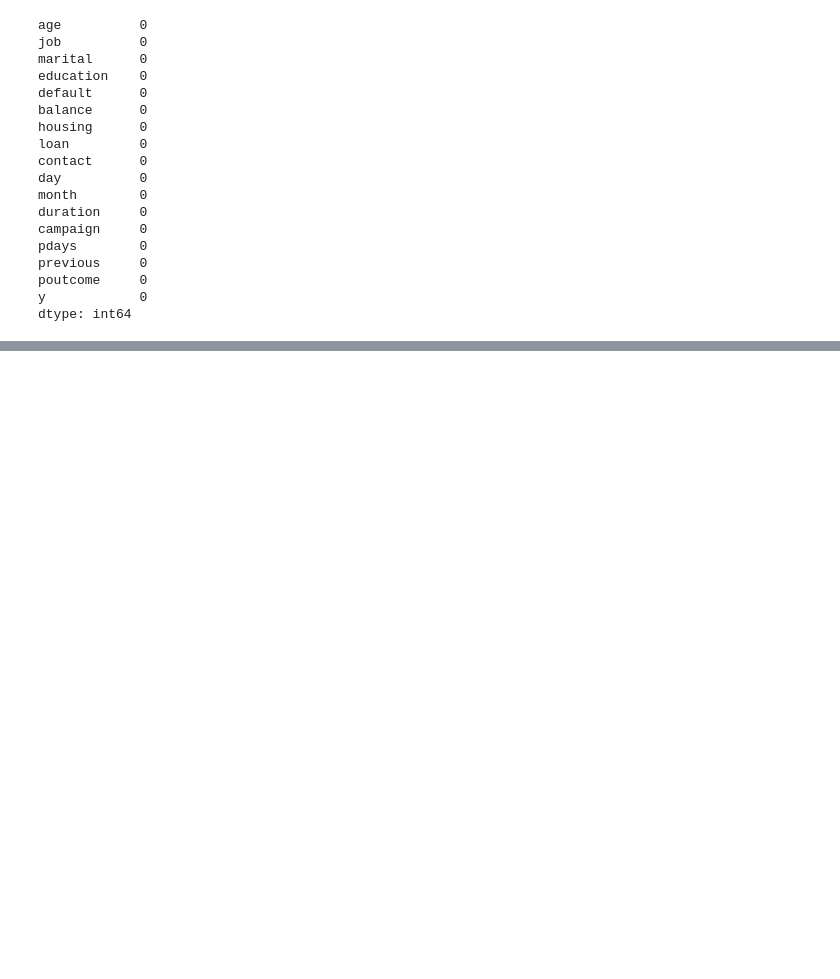
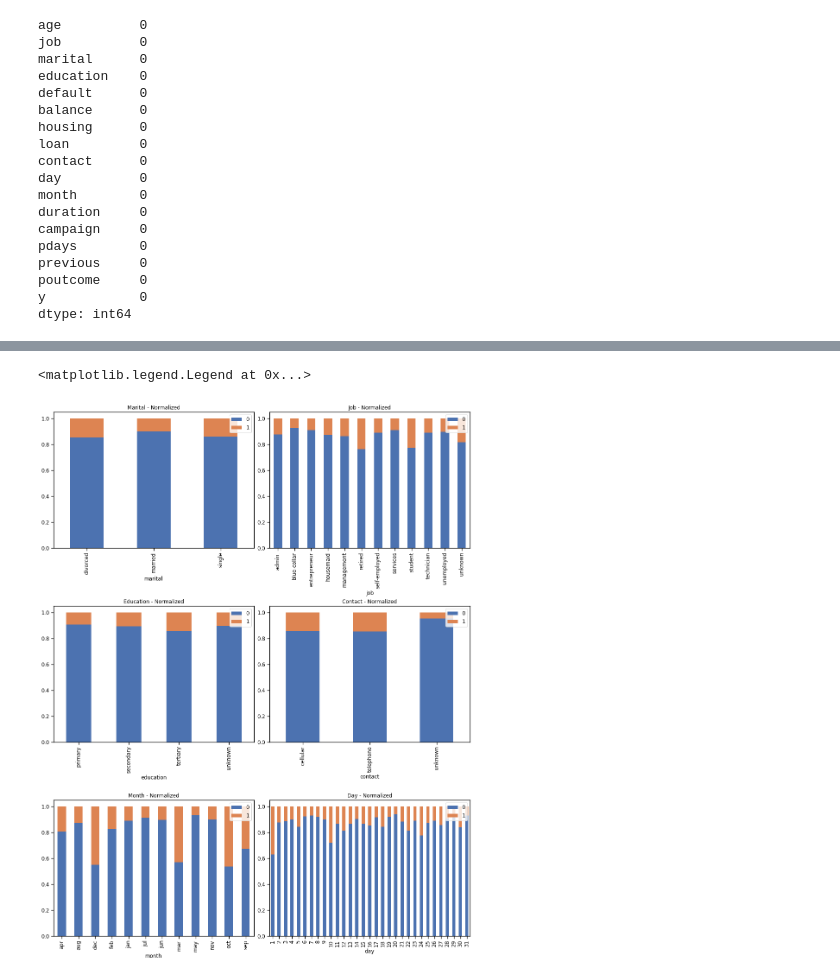
Before and after one commit to katie-hu/Bank_Marketing, a Jupyter notebook: Team 4 Final Project.ipynb, the cells around one changed output, grey strips where cells are left out. Saved outputs shown, nothing was run; the diff lists cells and outputs as text; code cells hidden in the pictures; blank space fills up the shorter version.

```diff
--- a/Team 4 Final Project.ipynb
+++ b/Team 4 Final Project.ipynb
@@ -113,3 +153,7 @@ previous     0
 poutcome     0
 y            0
 dtype: int64
+# %%
+# Create new dataframe that will be cleaned
+
+bank = pd.DataFrame(data = bank_df)
@@ -115,0 +253,31 @@ dtype: int64
+# %%
+params = {'legend.fontsize': 12,
+         'axes.labelsize': 12,
+         'axes.titlesize': 12,}
+plt.rcParams.update(params)
+# %%
+fig = plt.figure(figsize = (14, 18))
+ax1 = fig.add_subplot(3,2,1)
+ax2 = fig.add_subplot(3,2,2)
+ax3 = fig.add_subplot(3,2,3)
+ax4 = fig.add_subplot(3,2,4)
+ax5 = fig.add_subplot(3,2,5)
+ax6 = fig.add_subplot(3,2,6)
+
+plot_marital = crosstab_marital_norm.plot(kind = 'bar', stacked = True, title = 'Marital - Normalized', fontsize = 12, ax  = ax1)
+plot_job = crosstab_job_norm.plot(kind = 'bar', stacked = True, title = 'Job - Normalized', fontsize = 12, ax  = ax2)
+plot_education = crosstab_education_norm.plot(kind = 'bar', stacked = True, title = 'Education - Normalized', fontsize = 12, ax  = ax3)
+plot_contact = crosstab_contact_norm.plot(kind = 'bar', stacked = True, title = 'Contact - Normalized', fontsize = 12, ax  = ax4)
+plot_month = crosstab_month_norm.plot(kind = 'bar', stacked = True, title = 'Month - Normalized', fontsize = 12, ax  = ax5)
+plot_day = crosstab_day_norm.plot(kind = 'bar', stacked = True, title = 'Day - Normalized', fontsize = 12, ax  = ax6)
+
+fig.tight_layout(pad = 1)
+ax1.legend(loc = 'upper right')
+ax2.legend(loc = 'upper right')
+ax3.legend(loc = 'upper right')
+ax4.legend(loc = 'upper right')
+ax5.legend(loc = 'upper right')
+ax6.legend(loc = 'upper right')
+# %% [output]
+<matplotlib.legend.Legend at 0x...>
+[figure, added]
```
Also changed, not shown: parts of 61 cells of this notebook, 1 other file.
